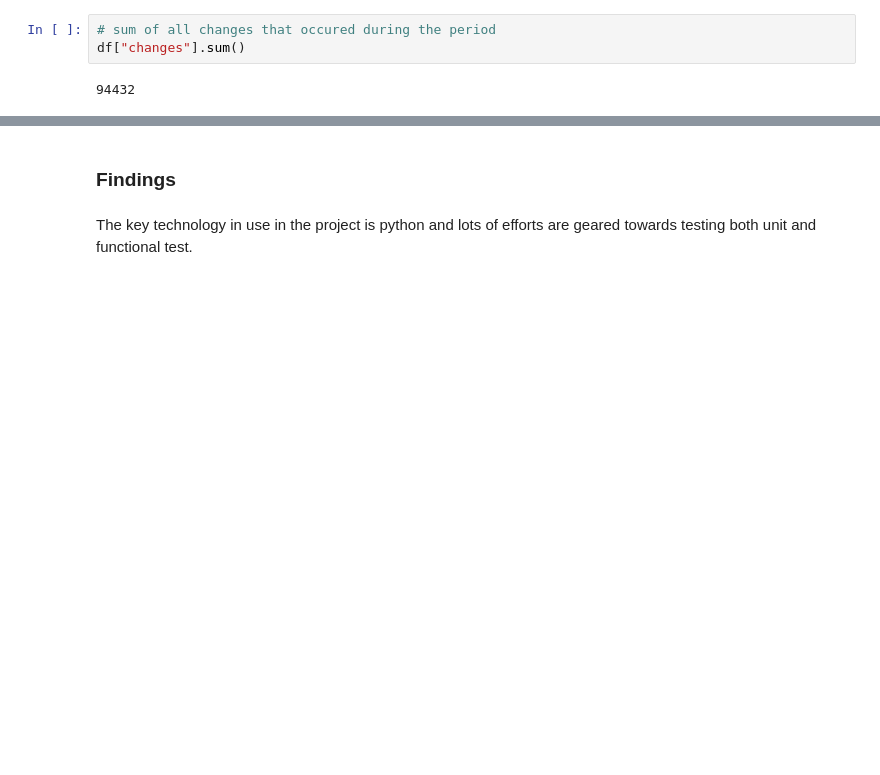
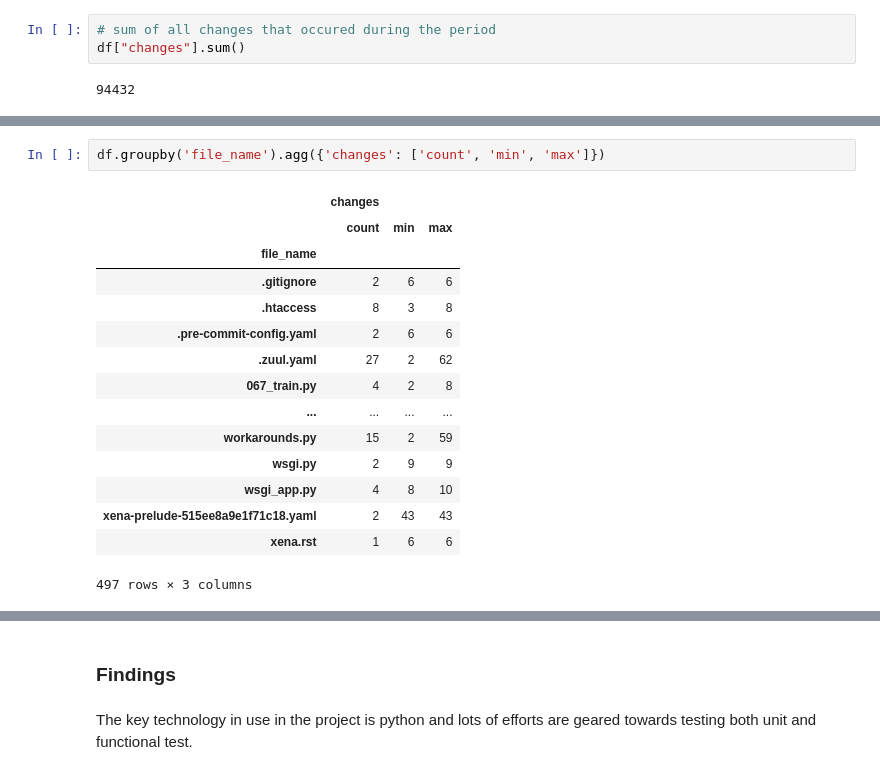
Before and after one commit to TempleOkosun/Mining-OpenStackNova, a Jupyter notebook: Mining OpenStackNova Repo Notebook.ipynb, the cells around one changed output, grey strips where cells are left out. Drawn from its saved outputs; the diff is of its cells as text; blank space fills up the shorter version.

```diff
--- a/Mining OpenStackNova Repo Notebook.ipynb
+++ b/Mining OpenStackNova Repo Notebook.ipynb
@@ -252,0 +294,18 @@ df["changes"].sum()
+# %%
+df.groupby('file_name').agg({'changes': ['count', 'min', 'max']})
+# %% [output]
+|  | changes |  |  |
+|  | count | min | max |
+| file_name |  |  |  |
+| .gitignore | 2 | 6 | 6 |
+| .htaccess | 8 | 3 | 8 |
+| .pre-commit-config.yaml | 2 | 6 | 6 |
+| .zuul.yaml | 27 | 2 | 62 |
+| 067_train.py | 4 | 2 | 8 |
+| ... | ... | ... | ... |
+| workarounds.py | 15 | 2 | 59 |
+| wsgi.py | 2 | 9 | 9 |
+| wsgi_app.py | 4 | 8 | 10 |
+| xena-prelude-515ee8a9e1f71c18.yaml | 2 | 43 | 43 |
+| xena.rst | 1 | 6 | 6 |
+497 rows × 3 columns
```
Also changed, not shown: parts of 5 cells of this notebook.
